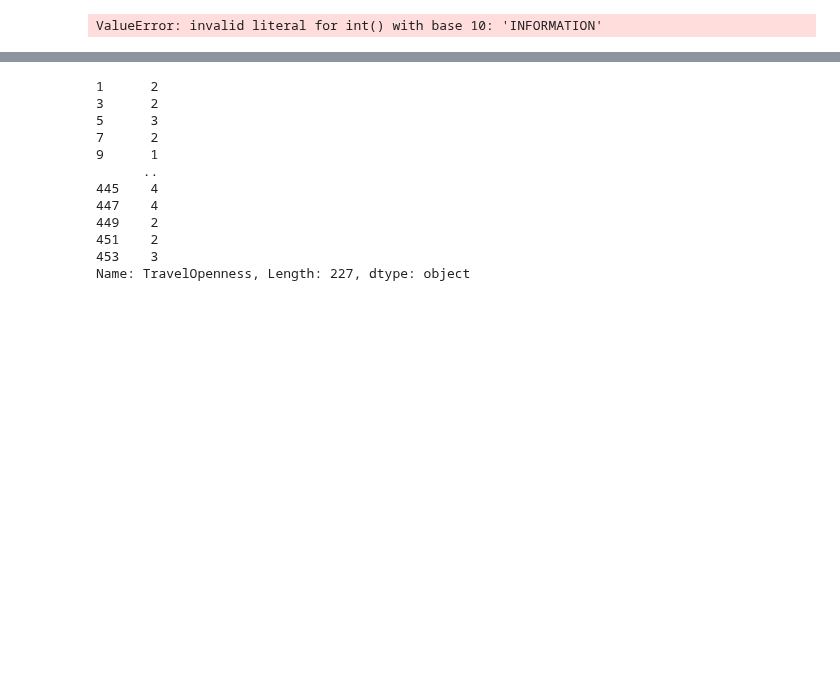
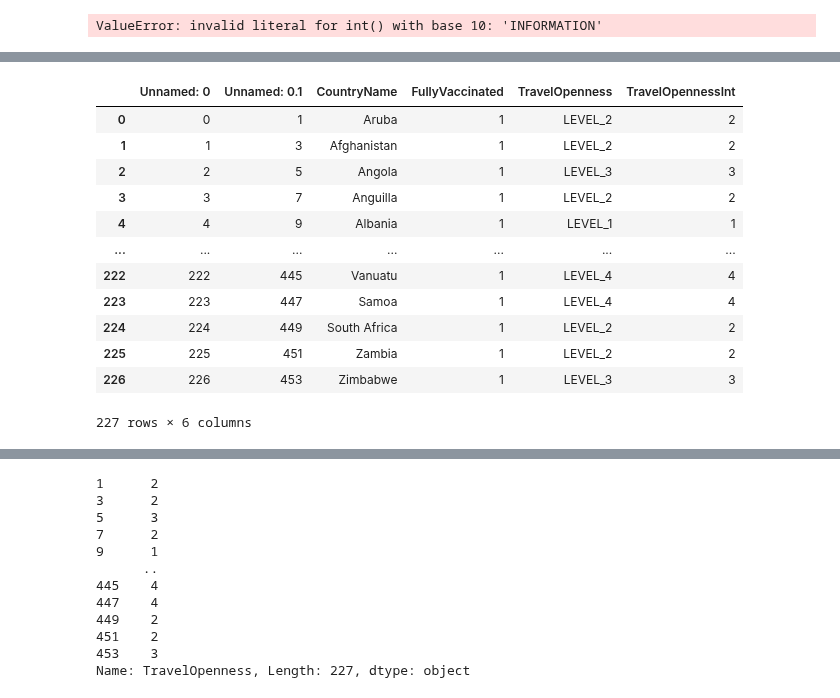
Before and after one commit to bossiilaria/Python, a Jupyter notebook: IntlExp/IntlExp.ipynb, the cells around one changed output, grey strips where cells are left out. Cells and saved outputs as stored; diff of their text form; code cells hidden in the pictures; blank space fills up the shorter version.

```diff
--- a/IntlExp/IntlExp.ipynb
+++ b/IntlExp/IntlExp.ipynb
@@ -371,0 +418,19 @@ TypeError: 'DataFrame' object is not callable
+# %%
+#Read Excel Data
+fromDF = pd.read_excel('OnlyFullyVaccinatedInt.xlsx', sheet_name = 'FromDF')
+# %%
+fromDF
+# %% [output]
+|  | Unnamed: 0 | Unnamed: 0.1 | CountryName | FullyVaccinated | TravelOpenness | TravelOpennessInt |
+| 0 | 0 | 1 | Aruba | 1 | LEVEL_2 | 2 |
+| 1 | 1 | 3 | Afghanistan | 1 | LEVEL_2 | 2 |
+| 2 | 2 | 5 | Angola | 1 | LEVEL_3 | 3 |
+| 3 | 3 | 7 | Anguilla | 1 | LEVEL_2 | 2 |
+| 4 | 4 | 9 | Albania | 1 | LEVEL_1 | 1 |
+| ... | ... | ... | ... | ... | ... | ... |
+| 222 | 222 | 445 | Vanuatu | 1 | LEVEL_4 | 4 |
+| 223 | 223 | 447 | Samoa | 1 | LEVEL_4 | 4 |
+| 224 | 224 | 449 | South Africa | 1 | LEVEL_2 | 2 |
+| 225 | 225 | 451 | Zambia | 1 | LEVEL_2 | 2 |
+| 226 | 226 | 453 | Zimbabwe | 1 | LEVEL_3 | 3 |
+227 rows × 6 columns
```
Also changed, not shown: parts of 15 cells of this notebook, 4 other files.
